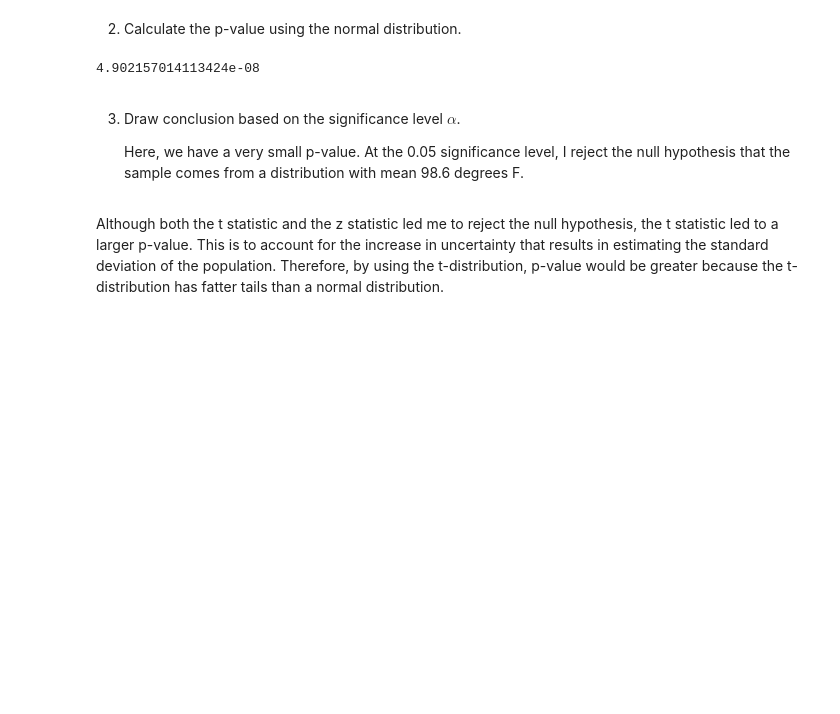
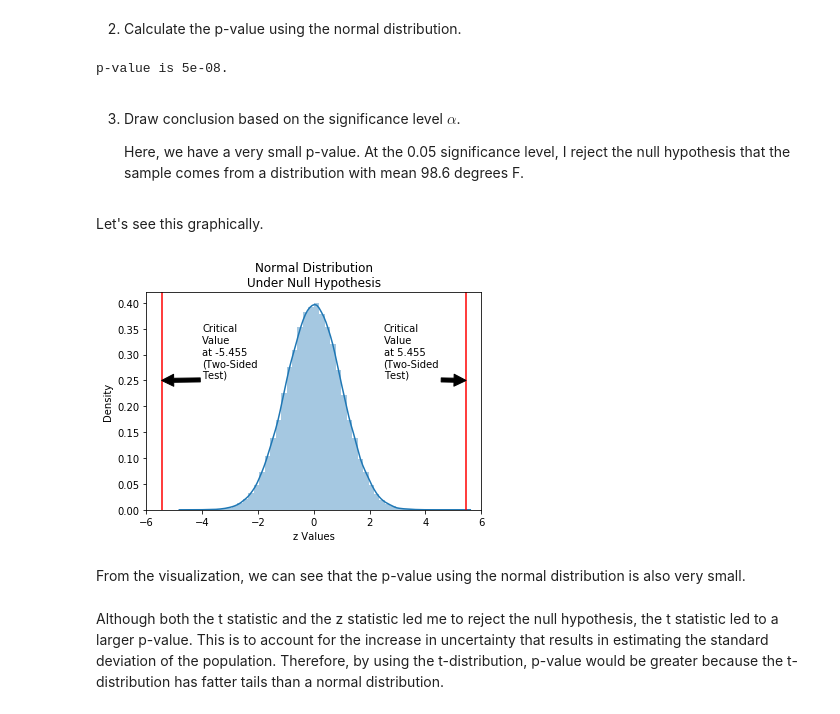
Before and after one commit to danielhanbitlee/Springboard, a Jupyter notebook: eda_projects/eda_human_temperature.ipynb, the cells around one changed output. Drawn from its saved outputs; the diff is of its cells as text; code cells hidden in the pictures; blank space fills up the shorter version.

```diff
--- a/eda_projects/eda_human_temperature.ipynb
+++ b/eda_projects/eda_human_temperature.ipynb
@@ -284,13 +325,40 @@ The test statistic was already calculated above while doing the t-test. So, proc
 # %%
 # calculate p-value
 p_value = norm.cdf(test_statistic) * 2
-p_value
+print('p-value is {}.'.format(round(p_value, 8)))
 # %% [output]
-4.902157014113424e-08
+p-value is 5e-08.
 # %% [markdown]
 3. Draw conclusion based on the significance level $\alpha$.
 
     Here, we have a very small p-value. At the 0.05 significance level, I reject the null hypothesis that the sample comes from a distribution with mean 98.6 degrees F.
+# %% [markdown]
+Let's see this graphically.
+# %%
+# sample 100000 times from a standard normal distribution
+normal_distribution = np.random.normal(size = 100000)
+
+# generate plot
+_ = sns.distplot(normal_distribution, norm_hist = True)
+_ = plt.axvline(x=test_statistic, color = 'red')
+_ = plt.title('Normal Distribution\nUnder Null Hypothesis')
+_ = plt.xlabel('z Values')
+_ = plt.ylabel('Density')
+_ = plt.xlim(-6, 6)
+_ = plt.annotate('Critical\nValue\nat {}\n(Two-Sided\nTest)'.format(round(test_statistic, 3)),
+                 xy = (test_statistic, 0.25),
+                 xytext = (-4, .255),
+                 arrowprops = dict(facecolor = 'black'))
+_ = plt.axvline(x=-test_statistic, color = 'red')
+_ = plt.annotate('Critical\nValue\nat {}\n(Two-Sided\nTest)'.format(round(-test_statistic, 3)),
+                 xy = (-test_statistic, .25),
+                 xytext = (2.5, .255),
+                 arrowprops = dict(facecolor = 'black'))
+plt.show()
+# %% [output]
+[figure, added]
+# %% [markdown]
+From the visualization, we can see that the p-value using the normal distribution is also very small.
 # %% [markdown]
 Although both the t statistic and the z statistic led me to reject the null hypothesis, the t statistic led to a larger p-value. This is to account for the increase in uncertainty that results in estimating the standard deviation of the population. Therefore, by using the t-distribution, p-value would be greater because the t-distribution has fatter tails than a normal distribution.
 # %% [markdown]
```
Also changed, not shown: parts of 37 cells of this notebook.
